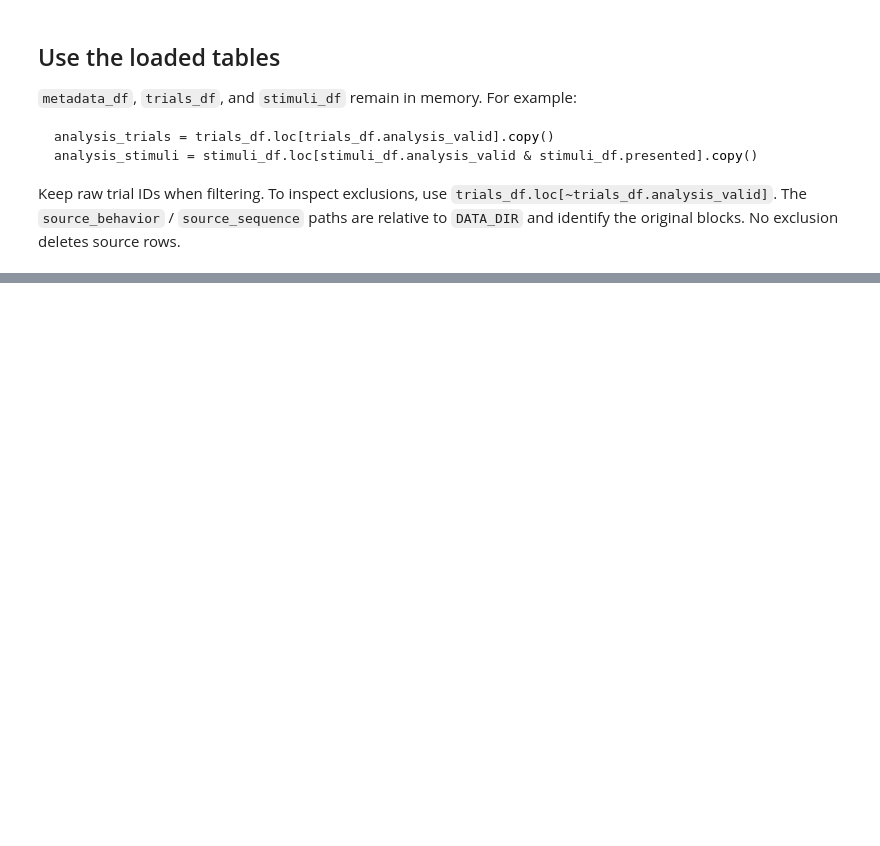
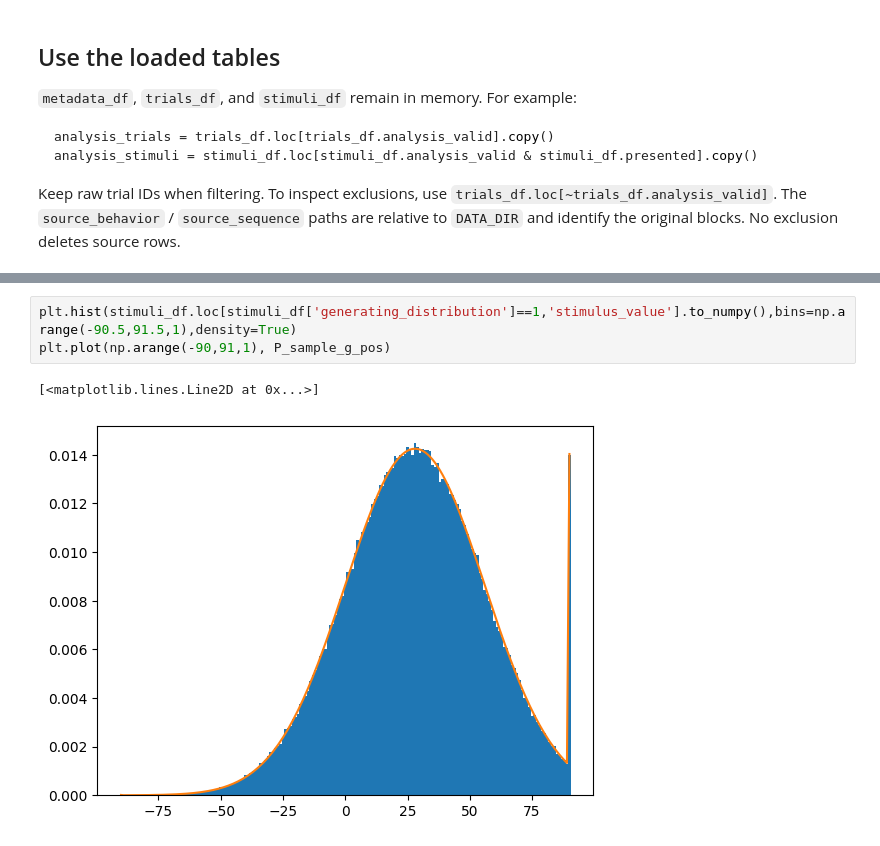
Before and after one commit to jacobaparker/Copy_Murphy2021, a Jupyter notebook: pharma/load_pharma_data.ipynb, the cells around one changed output, grey strips where cells are left out. Cells and saved outputs as stored; diff of their text form; blank space fills up the shorter version.

```diff
--- a/pharma/load_pharma_data.ipynb
+++ b/pharma/load_pharma_data.ipynb
@@ -387,0 +444,6 @@ Keep raw trial IDs when filtering. To inspect exclusions, use `trials_df.loc[~tr
+# %%
+plt.hist(stimuli_df.loc[stimuli_df['generating_distribution']==1,'stimulus_value'].to_numpy(),bins=np.arange(-90.5,91.5,1),density=True)
+plt.plot(np.arange(-90,91,1), P_sample_g_pos)
+# %% [output]
+[<matplotlib.lines.Line2D at 0x...>]
+[figure, added]
```
Also changed, not shown: parts of 11 cells of this notebook, 1 other file.
